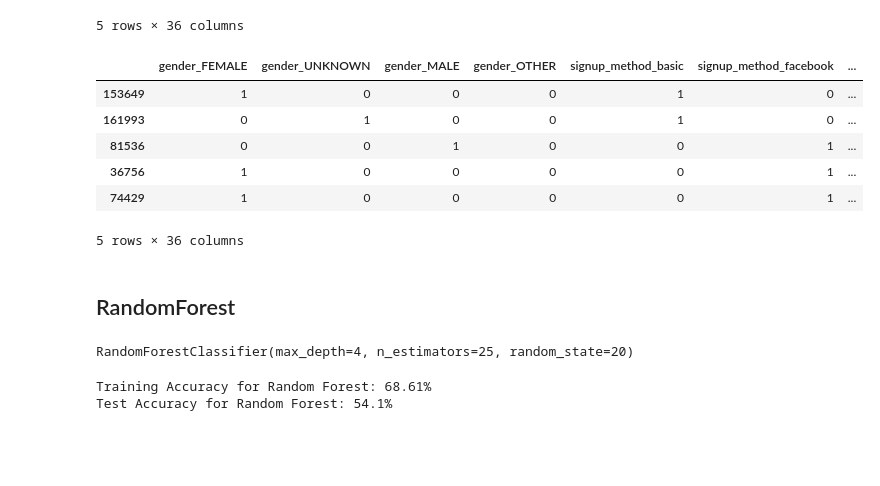
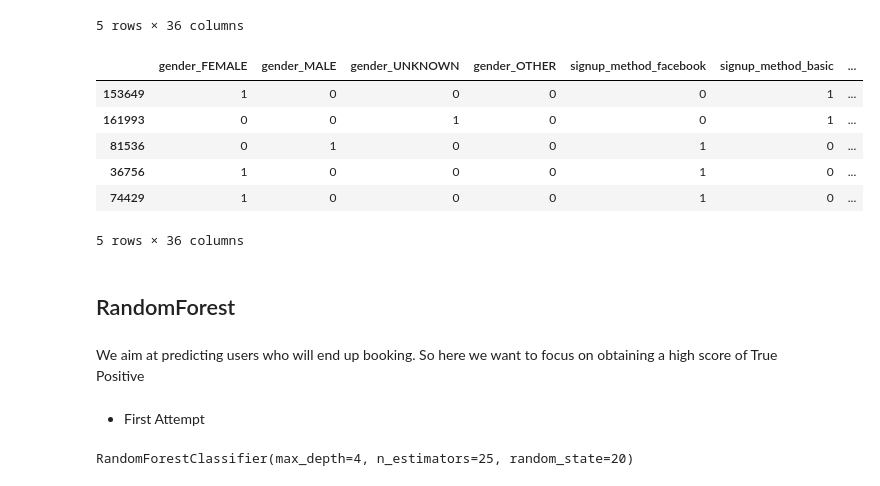
Before and after one commit to adcm2292/dsc-capstone-project-airbnb-new-user-bookings, a Jupyter notebook: notebooks/2 Binary_Classification_Model.ipynb, the cells around one changed output. Drawn from its saved outputs; the diff is of its cells as text; code cells hidden in the pictures; blank space fills up the shorter version.

```diff
--- a/notebooks/2 Binary_Classification_Model.ipynb
+++ b/notebooks/2 Binary_Classification_Model.ipynb
@@ -131,15 +131,17 @@ X_train_ohe.head()
 | 190726 | 0 | 1 | 0 | 0 | 0 | 1 | ... |
 5 rows × 36 columns
 # %%
-X_test_ohe = ohe.fit_transform(X_test1)
+X_test_ohe = ohe.transform(X_test1)
 X_test_ohe.head()
 # %% [output]
-|  | gender_FEMALE | gender_UNKNOWN | gender_MALE | gender_OTHER | signup_method_basic | signup_method_facebook | ... |
-| 153649 | 1 | 0 | 0 | 0 | 1 | 0 | ... |
-| 161993 | 0 | 1 | 0 | 0 | 1 | 0 | ... |
-| 81536 | 0 | 0 | 1 | 0 | 0 | 1 | ... |
-| 36756 | 1 | 0 | 0 | 0 | 0 | 1 | ... |
-| 74429 | 1 | 0 | 0 | 0 | 0 | 1 | ... |
+|  | gender_FEMALE | gender_MALE | gender_UNKNOWN | gender_OTHER | signup_method_facebook | signup_method_basic | ... |
+| 153649 | 1 | 0 | 0 | 0 | 0 | 1 | ... |
+| 161993 | 0 | 0 | 1 | 0 | 0 | 1 | ... |
+| 81536 | 0 | 1 | 0 | 0 | 1 | 0 | ... |
+| 36756 | 1 | 0 | 0 | 0 | 1 | 0 | ... |
+| 74429 | 1 | 0 | 0 | 0 | 1 | 0 | ... |
 5 rows × 36 columns
 # %% [markdown]
 ## RandomForest
+# %% [markdown]
+We aim at predicting users who will end up booking. So here we want to focus on obtaining  a high score of True Positive
@@ -146,15 +176,8 @@ X_test_ohe.head()
+# %% [markdown]
+* First Attempt
 # %%
 # Instantiate and fit a RandomForestClassifier
 forest = RandomForestClassifier(n_estimators=25, max_depth=4, random_state=20)
 forest.fit(X_train_ohe, y_train_le)
 # %% [output]
 RandomForestClassifier(max_depth=4, n_estimators=25, random_state=20)
-# %%
-# Training accuracy score
-print("Training Accuracy for Random Forest: {:.4}%".format(forest.score(X_train_ohe, y_train_le) * 100))
-
-# Test accuracy score
-print("Test Accuracy for Random Forest: {:.4}%".format(forest.score(X_test_ohe, y_test_le) * 100))
-# %% [output]
-Training Accuracy for Random Forest: 68.61%
-Test Accuracy for Random Forest: 54.1%
```
Also changed, not shown: parts of 14 cells of this notebook, 7 other files.
